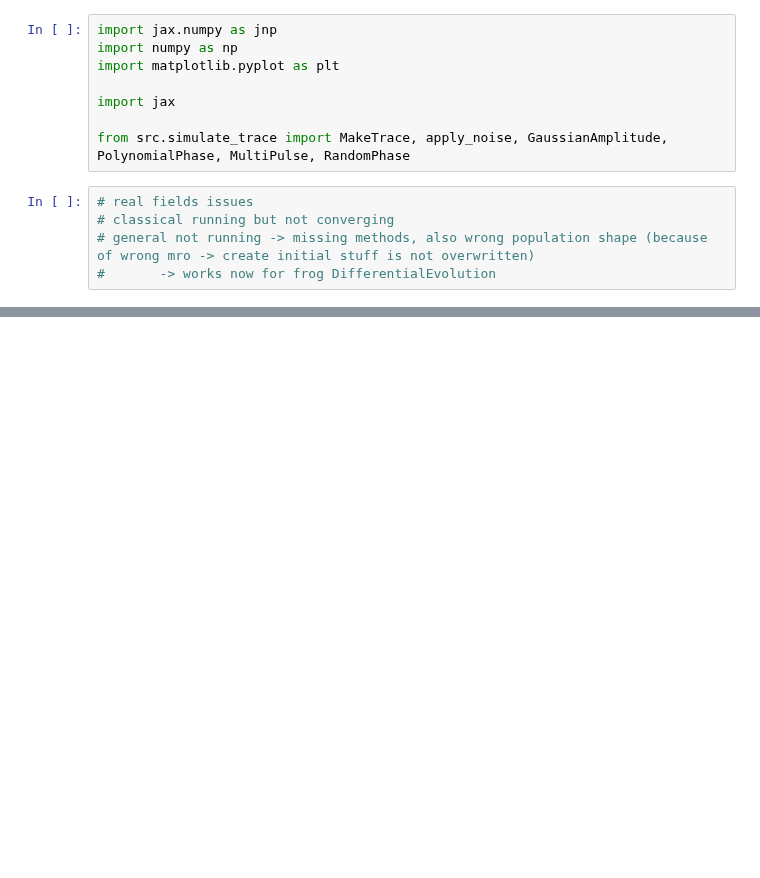
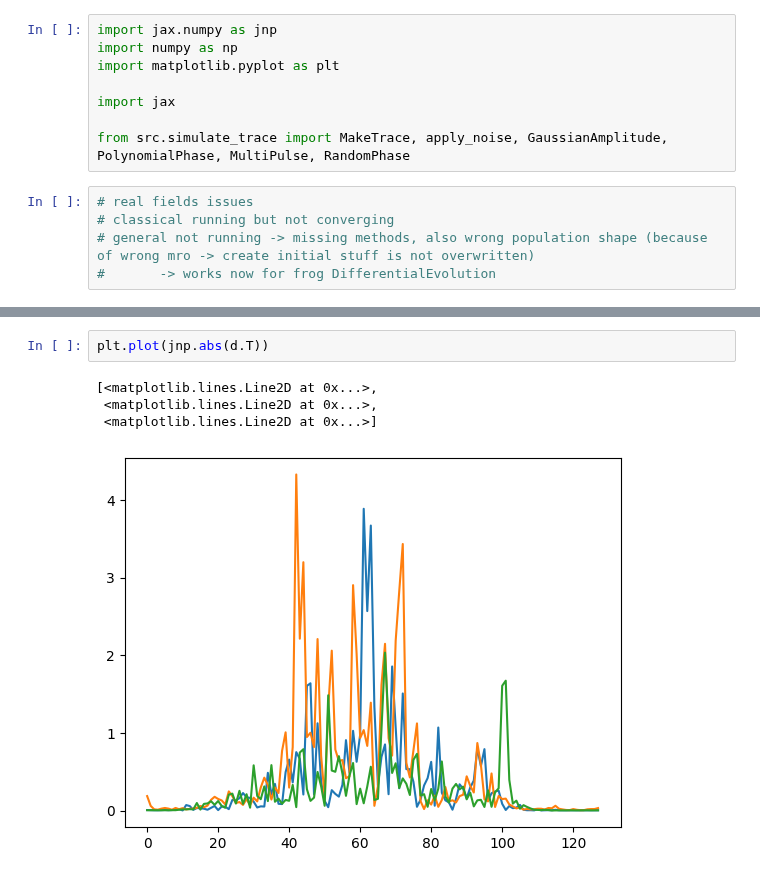
Before and after one commit to matillda123/Pulse-Retrieval-with-JAX, a Jupyter notebook: _usage_example.ipynb, the cells around one changed output, grey strips where cells are left out. Cells and saved outputs as stored; diff of their text form; blank space fills up the shorter version.

```diff
--- a/_usage_example.ipynb
+++ b/_usage_example.ipynb
@@ -51,0 +110,7 @@ de.plot_results(final_result)
+# %%
+plt.plot(jnp.abs(d.T))
+# %% [output]
+[<matplotlib.lines.Line2D at 0x...>,
+ <matplotlib.lines.Line2D at 0x...>,
+ <matplotlib.lines.Line2D at 0x...>]
+[figure, added]
```
Also changed, not shown: parts of 13 cells of this notebook, 10 other files.
